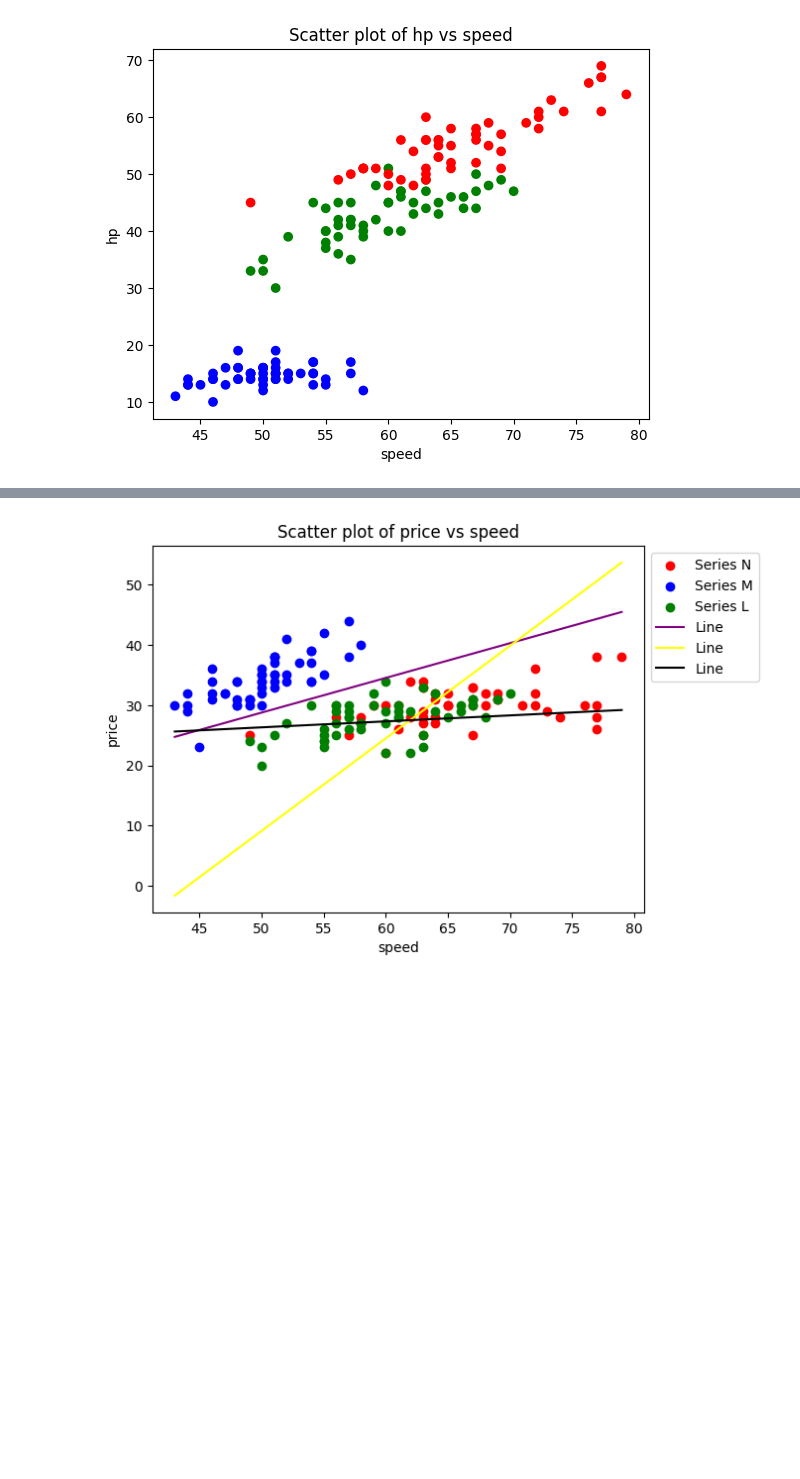
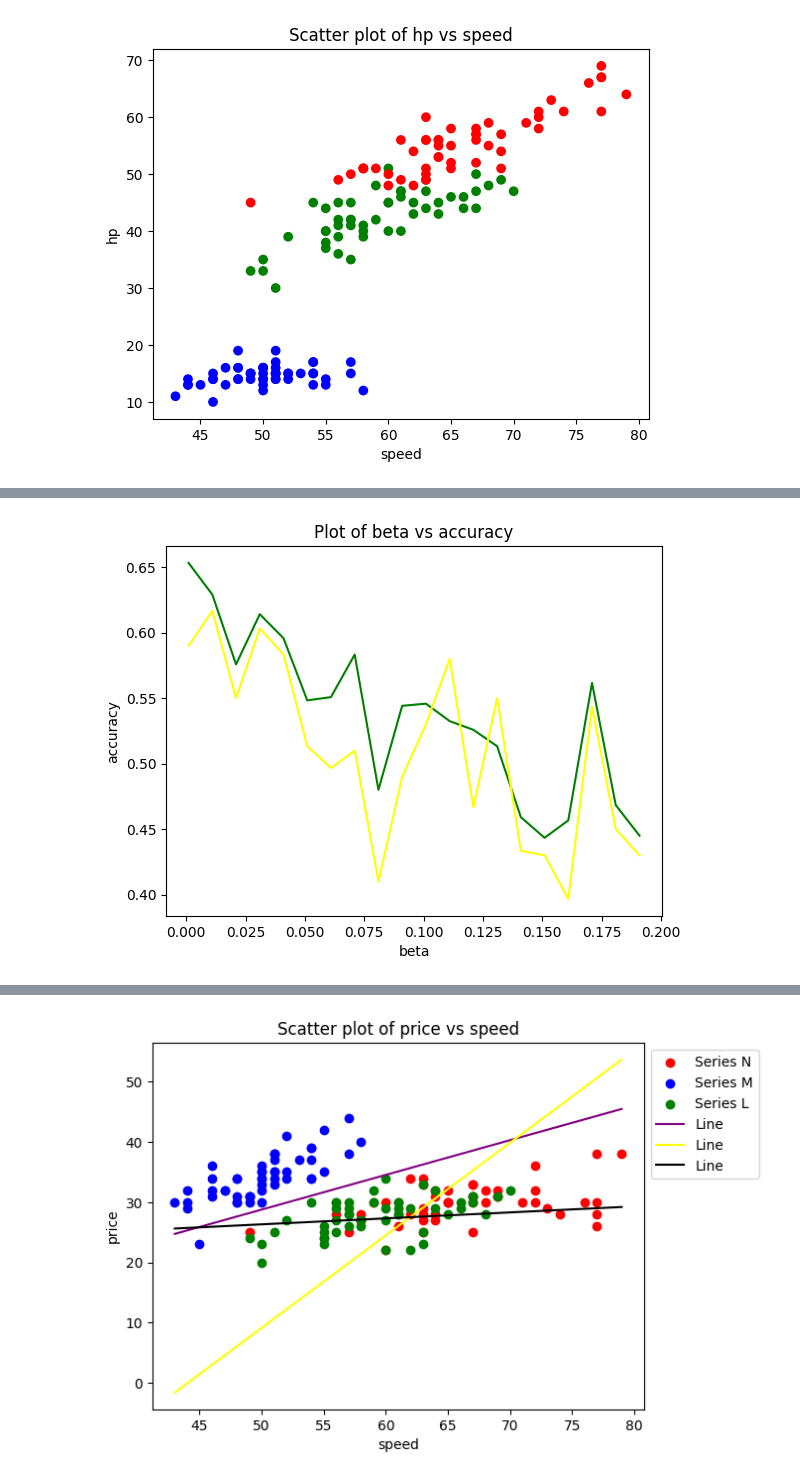
Before and after one commit to Aditya-Y-29/ML-Assignments, a Jupyter notebook: Assignment-2/Task1.ipynb, the cells around one changed output, grey strips where cells are left out. Saved outputs shown, nothing was run; the diff lists cells and outputs as text; code cells hidden in the pictures; blank space fills up the shorter version.

```diff
--- a/Assignment-2/Task1.ipynb
+++ b/Assignment-2/Task1.ipynb
@@ -216,0 +248,11 @@ plt.show()
+# %%
+plt.plot(beta_values, training_accuracy, color= 'green')
+plt.plot(beta_values, testing_accuracy, color = 'yellow')
+
+plt.xlabel('beta')
+plt.ylabel('accuracy')
+plt.title('Plot of beta vs accuracy')
+
+plt.show()
+# %% [output]
+[figure, added]
```
Also changed, not shown: parts of 11 cells of this notebook.
